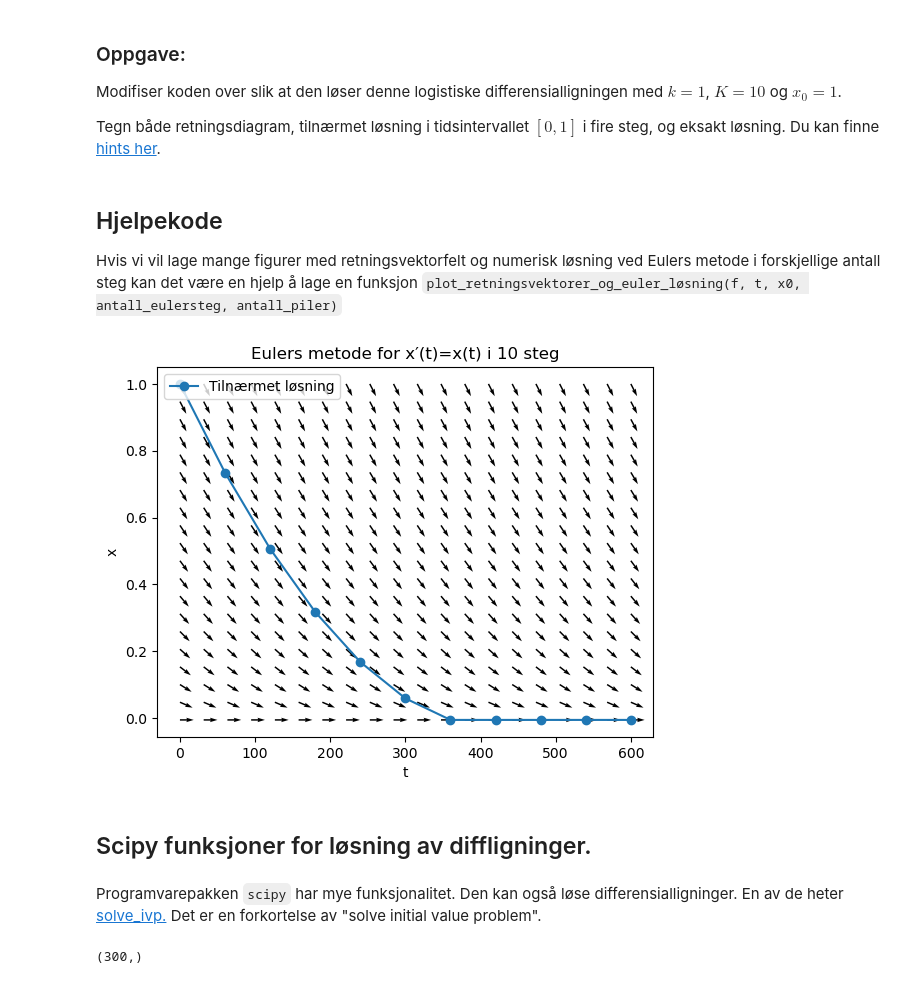
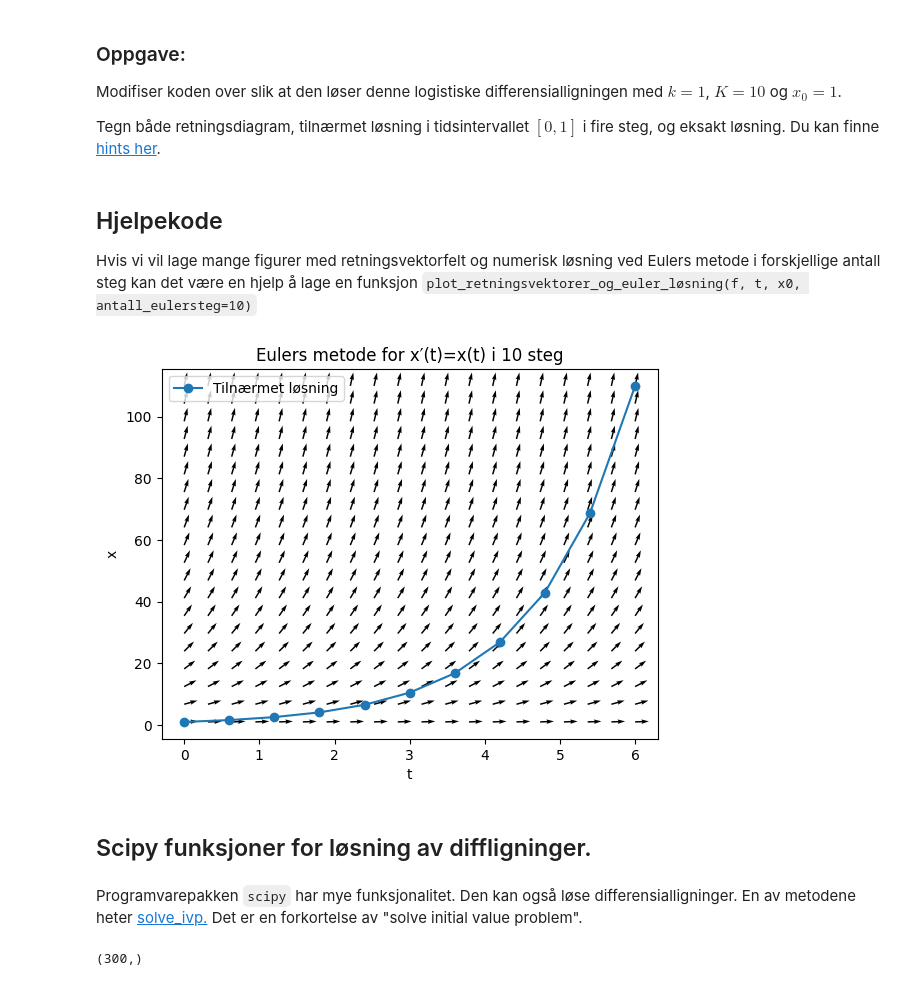
Before and after one commit to mbr085/V26MAT102, a Jupyter notebook: notebooks/uke6/Eulers_Metode.ipynb, the cells around one changed output. Cells and saved outputs as stored; diff of their text form; code cells hidden in the pictures.

```diff
--- a/notebooks/uke6/Eulers_Metode.ipynb
+++ b/notebooks/uke6/Eulers_Metode.ipynb
@@ -246,7 +251,7 @@ Tegn både retningsdiagram, tilnærmet løsning i tidsintervallet $[0,1]$ i fire
 # %% [markdown]
 ## Hjelpekode
 
-Hvis vi vil lage mange figurer med retningsvektorfelt og numerisk løsning ved Eulers metode i forskjellige antall steg kan det være en hjelp å lage en funksjon `plot_retningsvektorer_og_euler_løsning(f, t, x0, antall_eulersteg, antall_piler)`
+Hvis vi vil lage mange figurer med retningsvektorfelt og numerisk løsning ved Eulers metode i forskjellige antall steg kan det være en hjelp å lage en funksjon `plot_retningsvektorer_og_euler_løsning(f, t, x0, antall_eulersteg=10)`
 # %%
 def plot_retningsvektorer_og_euler_løsning(f, t, x0, antall_eulersteg=10):
 
@@ -284,14 +289,14 @@ def plot_retningsvektorer_og_euler_løsning(f, t, x0, antall_eulersteg=10):
     plt.legend(loc='upper left')
     plt.title(r"Eulers metode for x′(t)=x(t) i " + f"{n} steg");
 # %%
-t = np.linspace(0, 600, 20)
+t = np.linspace(0, 6, 20)
 plot_retningsvektorer_og_euler_løsning(f=f, t=t, x0=1, antall_eulersteg=10)
 # %% [output]
-[figure, old version]
+[figure, new version]
 # %% [markdown]
 ## Scipy funksjoner for løsning av diffligninger.
 # %% [markdown]
-Programvarepakken `scipy` har mye funksjonalitet. Den kan også løse differensialligninger. En av de heter [solve_ivp.](https://docs.scipy.org/doc/scipy-1.15.0/reference/generated/scipy.integrate.solve_ivp.html) Det er en forkortelse av "solve initial value problem".
+Programvarepakken `scipy` har mye funksjonalitet. Den kan også løse differensialligninger. En av metodene heter [solve_ivp.](https://docs.scipy.org/doc/scipy-1.15.0/reference/generated/scipy.integrate.solve_ivp.html) Det er en forkortelse av "solve initial value problem".
 # %%
 from scipy.integrate import solve_ivp
 # %%
```
Also changed, not shown: parts of 10 cells of this notebook.
